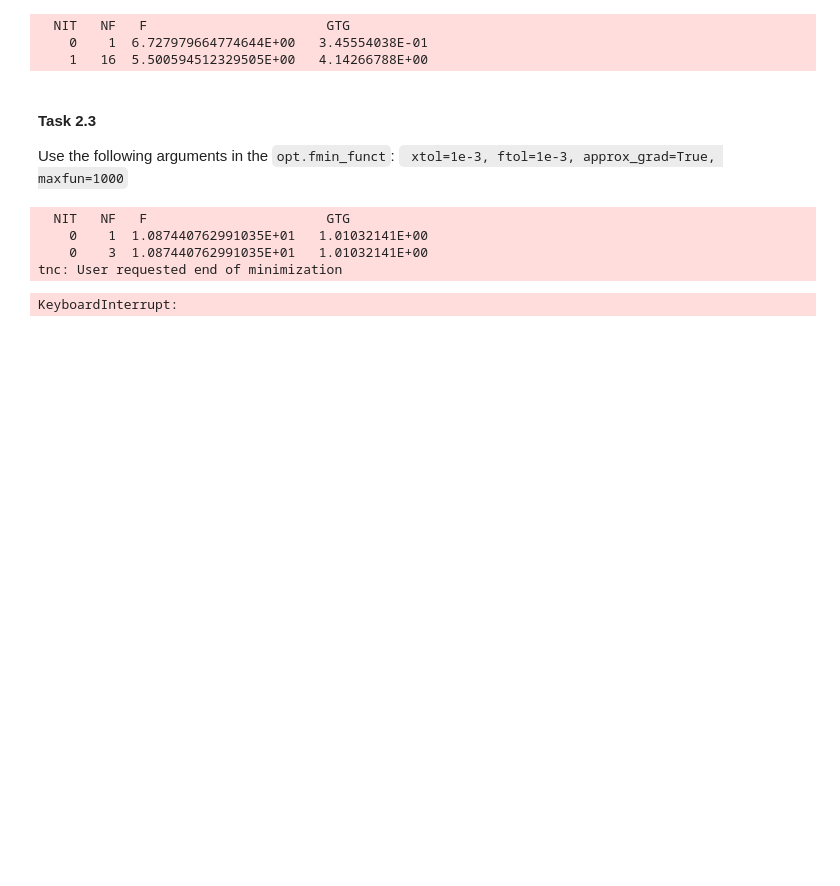
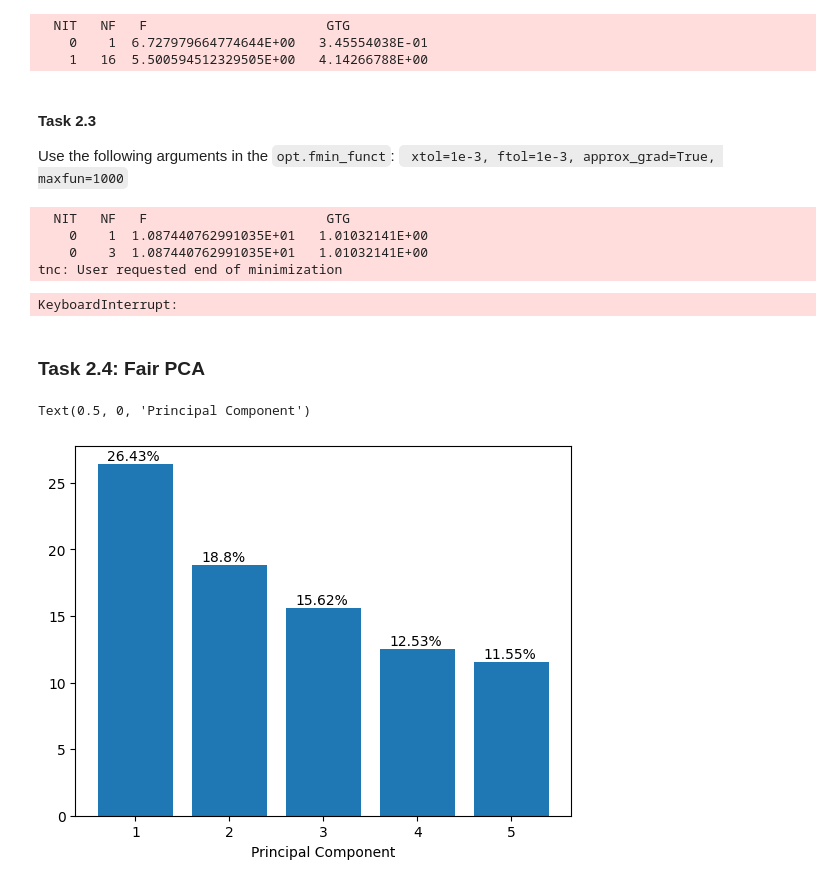
Before and after one commit to sebastianrohr/afae_assignment_2, a Jupyter notebook: assignment_2/assignment_2.ipynb, the cells around one changed output. Cells and saved outputs as stored; diff of their text form; code cells hidden in the pictures; blank space fills up the shorter version.

```diff
--- a/assignment_2/assignment_2.ipynb
+++ b/assignment_2/assignment_2.ipynb
@@ -388,3 +379,45 @@ opt.fmin_tnc(func=compute_cost, x0=beta, approx_grad = True, maxfun = 1000,
     0    3  1.087440762991035E+01   1.01032141E+00
 tnc: User requested end of minimization
 KeyboardInterrupt:
+# %% [markdown]
+### Task 2.4: Fair PCA
+# %%
+definition_df = data_source.get_definitions(download=True)
+#categories = generate_categories(features=ACSIncomeNew.features, definition_df=definition_df)
+features, labels, groups = ACSIncomeNew.df_to_pandas(acs_data)
+### groups now contain information about SEX and RAC1P
+X_train, X_test, y_train, y_test, group_train, group_test = train_test_split(
+    features.values, labels.values.reshape(-1), groups, test_size=0.3, random_state=0, shuffle=True)
+
+N = 500 ### I am subsampling because it is slow on my machine
+
+X_train = X_train[:N]
+y_train = y_train[:N]
+group_train = group_train[:N]
+X_test = X_test[:N]
+y_test = y_test[:N]
+group_test = group_test[:N]
+# %%
+protected = X_train[:,-2:]
+nonprotected = X_train[:,:-2]
+# %%
+# pca
+from sklearn.decomposition import PCA
+import matplotlib.pyplot as plt
+from sklearn.preprocessing import StandardScaler
+
+scaler = StandardScaler()
+non_protected_features_scaled = scaler.fit_transform(nonprotected)
+
+pca = PCA(n_components=len(features.columns)-4)
+X_pca = pca.fit_transform(non_protected_features_scaled)
+
+# pca.explained_variance_ratio_
+# scree plot bar plot
+plt.bar(range(1,len(pca.explained_variance_ratio_)+1), pca.explained_variance_ratio_*100)
+for i in range(len(pca.explained_variance_ratio_)):
+    plt.text(i+0.7, pca.explained_variance_ratio_[i]*100+0.3, str(round(pca.explained_variance_ratio_[i]*100,2))+'%')
+plt.xlabel('Principal Component')
+# %% [output]
+Text(0.5, 0, 'Principal Component')
+[figure, added]
```
Also changed, not shown: parts of 5 cells of this notebook.
